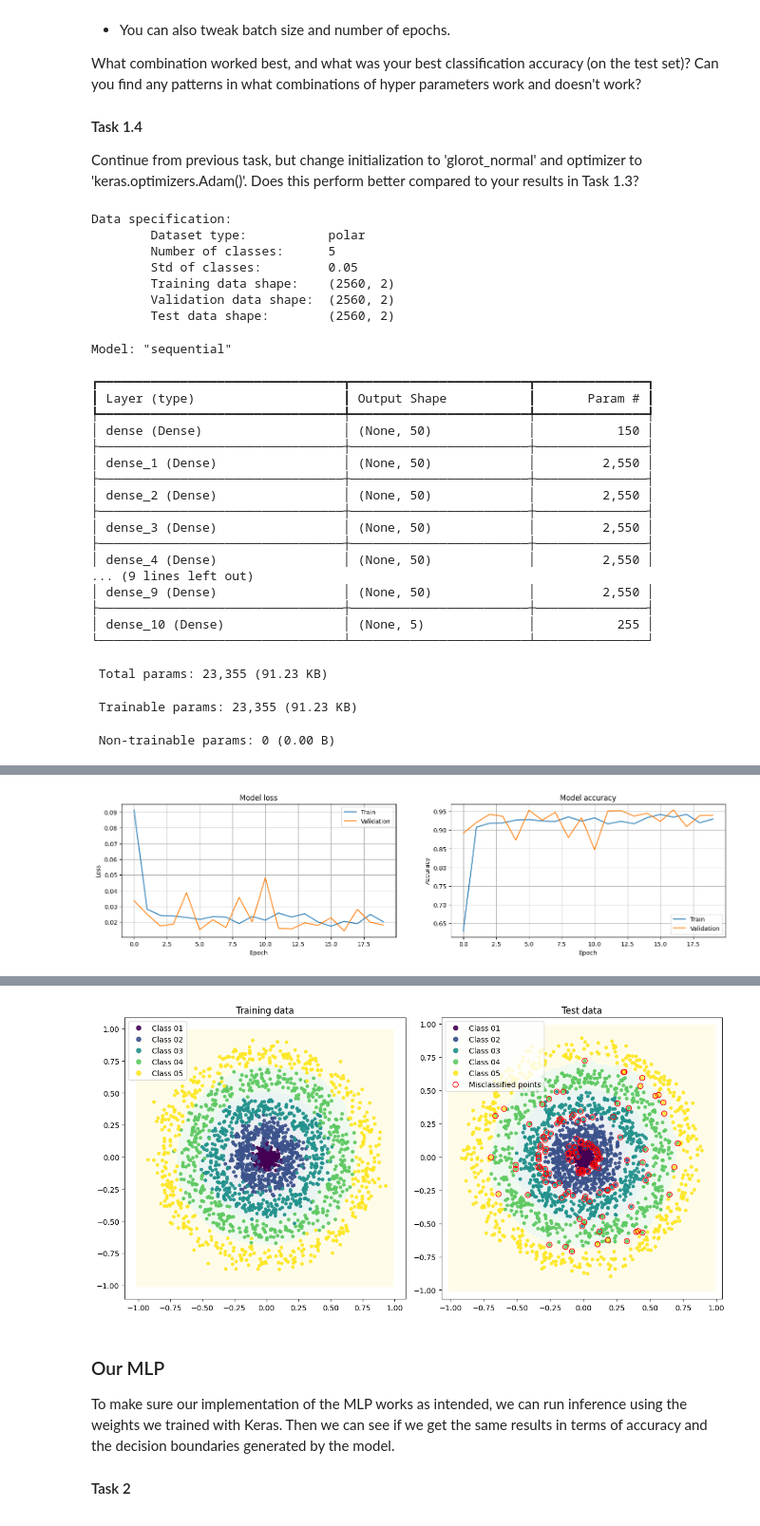
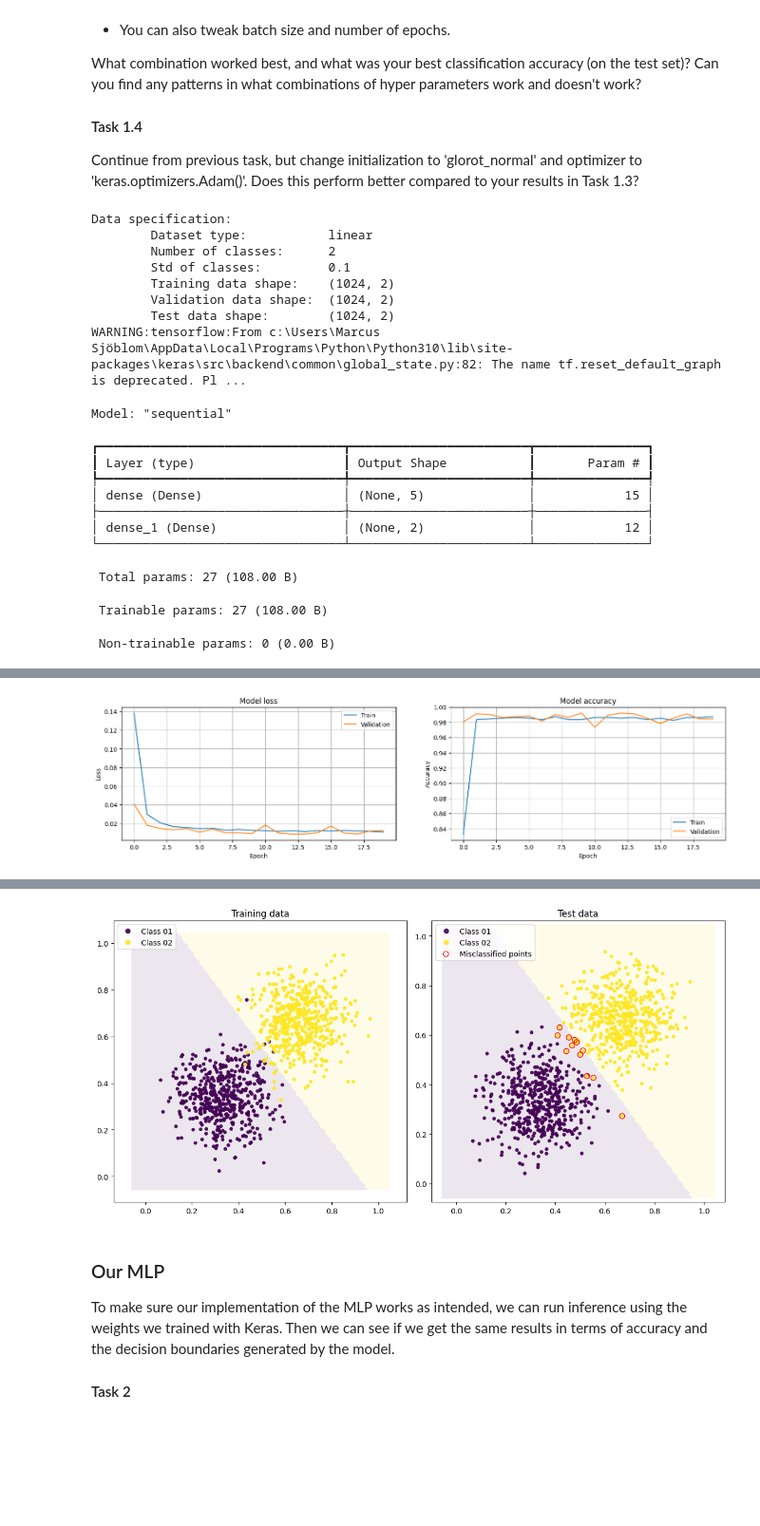
Before and after one commit to RavidElisabeth/TNM112, a Jupyter notebook: Lab01/lab01.ipynb, the cells around one changed output, grey strips where cells are left out. Shown at 95% size. Drawn from its saved outputs; the diff is of its cells as text; code cells hidden in the pictures; blank space fills up the shorter version.

```diff
--- a/Lab01/lab01.ipynb
+++ b/Lab01/lab01.ipynb
@@ -70,16 +70,26 @@ data.generate(dataset='linear', N_train=512, N_test=512, K=2, sigma=0.1) # Task
 #data.generate(dataset='polar', N_train=512, N_test=512, K=5, sigma=0.05) # Task 1.3
 
 # Hyper-parameters
-hidden_layers = 10     # The number of hidden layers in the network (total number of layers will be L=hidden_layers+1)
-layer_width = 50       # The number of neurons in each hidden layer
+# hidden_layers = 10    # The number of hidden layers in the network (total number of layers will be L=hidden_layers+1)
+# layer_width = 50       # The number of neurons in each hidden layer
+# activation = 'relu' # Activation function of hidden layers
+# init = keras.initializers.RandomNormal(mean=0.5, stddev=0.1) # Initialization method (starting point for the optimization)
+# # init = keras.initializers.glorot_normal()
+# epochs = 30    # Number of epochs for the training
+# batch_size = 16     # Batch size to use in training
+# loss = keras.losses.MeanSquaredError() # Loss function
+# opt = keras.optimizers.SGD(learning_rate=0.01, momentum=0.0)  # Optimizer
+# # opt = keras.optimizers.Adam()
+
+hidden_layers = 1     # The number of hidden layers in the network (total number of layers will be L=hidden_layers+1)
+layer_width = 5       # The number of neurons in each hidden layer
 activation = 'relu' # Activation function of hidden layers
-# init = keras.initializers.RandomNormal(mean=0.0, stddev=0.0) # Initialization method (starting point for the optimization)
-init = keras.initializers.glorot_normal()
-epochs = 20    # Number of epochs for the training
-batch_size = 16     # Batch size to use in training
+init = keras.initializers.RandomNormal(mean=0.1, stddev=0.1) # Initialization method (starting point for the optimization)
+epochs = 20            # Number of epochs for the training
+batch_size = 16      # Batch size to use in training
 loss = keras.losses.MeanSquaredError() # Loss function
-# opt = keras.optimizers.SGD(learning_rate=0.01, momentum=0.0)  # Optimizer
-opt = keras.optimizers.Adam()
+opt = keras.optimizers.SGD(learning_rate=1.0, momentum=0.0) # Optimizer
+
 # The Keras MLP model
 model_k = keras_mlp.KerasMLP(data, verbose=True)
 
@@ -103,31 +113,22 @@ model_k.evaluate()
 data.plot_classifier(model_k)
 # %% [output]
 Data specification:
-        Dataset type:           polar
-        Number of classes:      5
-        Std of classes:         0.05
-        Training data shape:    (2560, 2)
-        Validation data shape:  (2560, 2)
-        Test data shape:        (2560, 2)
+        Dataset type:           linear
+        Number of classes:      2
+        Std of classes:         0.1
+        Training data shape:    (1024, 2)
+        Validation data shape:  (1024, 2)
+        Test data shape:        (1024, 2)
+WARNING:tensorflow:From c:\Users\Marcus Sjöblom\AppData\Local\Programs\Python\Python310\lib\site-packages\keras\src\backend\common\global_state.py:82: The name tf.reset_default_graph is deprecated. Pl ...
 Model: "sequential"
 ┏━━━━━━━━━━━━━━━━━━━━━━━━━━━━━━━━━┳━━━━━━━━━━━━━━━━━━━━━━━━┳━━━━━━━━━━━━━━━┓
 ┃ Layer (type)                    ┃ Output Shape           ┃       Param # ┃
 ┡━━━━━━━━━━━━━━━━━━━━━━━━━━━━━━━━━╇━━━━━━━━━━━━━━━━━━━━━━━━╇━━━━━━━━━━━━━━━┩
-│ dense (Dense)                   │ (None, 50)             │           150 │
+│ dense (Dense)                   │ (None, 5)              │            15 │
 ├─────────────────────────────────┼────────────────────────┼───────────────┤
-│ dense_1 (Dense)                 │ (None, 50)             │         2,550 │
-├─────────────────────────────────┼────────────────────────┼───────────────┤
-│ dense_2 (Dense)                 │ (None, 50)             │         2,550 │
-├─────────────────────────────────┼────────────────────────┼───────────────┤
-│ dense_3 (Dense)                 │ (None, 50)             │         2,550 │
-├─────────────────────────────────┼────────────────────────┼───────────────┤
-│ dense_4 (Dense)                 │ (None, 50)             │         2,550 │
-... (9 lines left out)
-│ dense_9 (Dense)                 │ (None, 50)             │         2,550 │
-├─────────────────────────────────┼────────────────────────┼───────────────┤
-│ dense_10 (Dense)                │ (None, 5)              │           255 │
+│ dense_1 (Dense)                 │ (None, 2)              │            12 │
 └─────────────────────────────────┴────────────────────────┴───────────────┘
- Total params: 23,355 (91.23 KB)
+ Total params: 27 (108.00 B)
- Trainable params: 23,355 (91.23 KB)
+ Trainable params: 27 (108.00 B)
  Non-trainable params: 0 (0.00 B)
 Epoch 1/20
@@ -150,2 +151,2 @@ Epoch 20/20
-[figure, old version]
+[figure, new version]
 Model performance:
@@ -159,5 +160,5 @@ Model performance:
 512/512 ━━━━━━━━━━━━━━━━━━━━ 1s 2ms/step
-[figure, old version]
+[figure, new version]
 # %% [markdown]
 ### Our MLP
 To make sure our implementation of the MLP works as intended, we can run inference using the weights we trained with Keras. Then we can see if we get the same results in terms of accuracy and the decision boundaries generated by the model.
```
Also changed, not shown: parts of 3 cells of this notebook, 5 other files.
